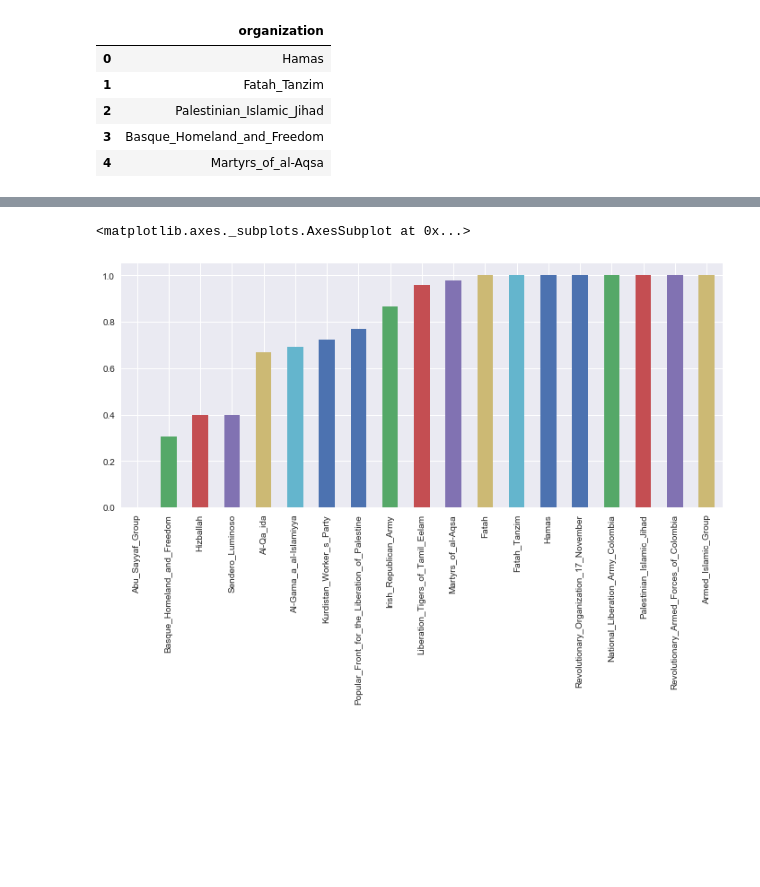
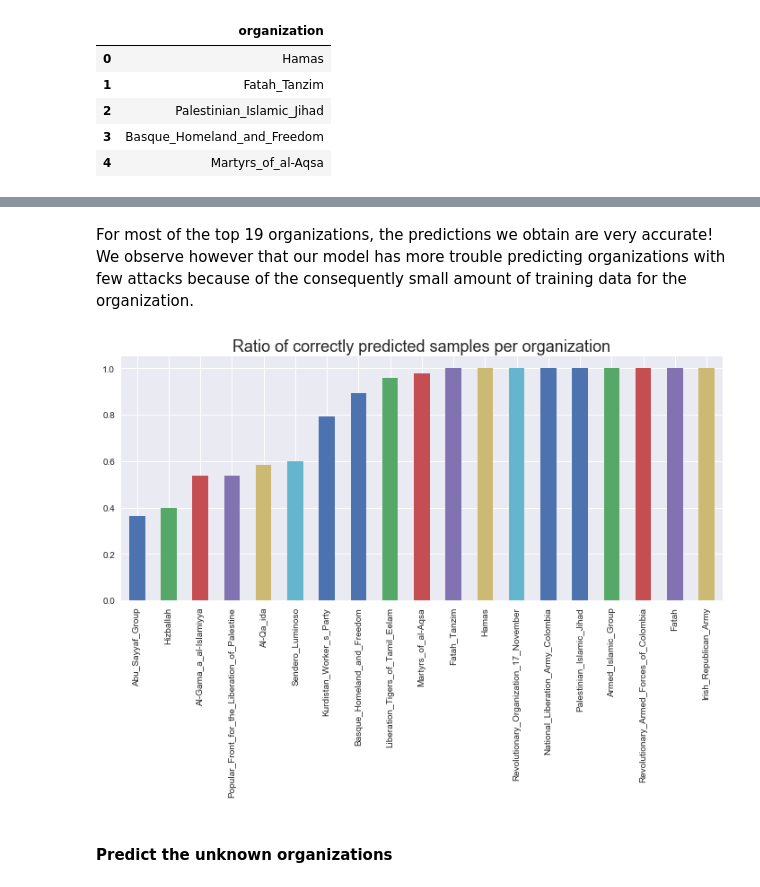
Before and after one commit to yusiZou/NTDS_project, a Jupyter notebook: code.ipynb, the cells around one changed output, grey strips where cells are left out. Saved outputs shown, nothing was run; the diff lists cells and outputs as text; code cells hidden in the pictures; blank space fills up the shorter version.

Commit message:
predict unknown organizations

```diff
--- a/code.ipynb
+++ b/code.ipynb
@@ -250,7 +248,7 @@ y = attacks[attacks.organization.apply(lambda x: x in org_to_idx.index)].organiz
 correct = Counter()
 total = Counter()
 
-for train_idx, test_idx in KFold(X.shape[0], 4):
+for train_idx, test_idx in KFold(X.shape[0], 4, shuffle=True, random_state=SEED):
     # split the data
     X_train = X.iloc[train_idx]
     y_train = y.iloc[train_idx]
@@ -258,7 +256,7 @@ for train_idx, test_idx in KFold(X.shape[0], 4):
     y_test = y.iloc[test_idx]
 
     # fit the model
-    model = OneVsRestClassifier(LinearSVC(random_state=0))
+    model = OneVsRestClassifier(LinearSVC(random_state=SEED))
     model.fit(X_train, y_train)
 
     # predict
@@ -290,5 +289,9 @@ prediction_comparision.plot.bar(figsize=(16, 8))
+# %% [markdown]
+For most of the top 19 organizations, the predictions we obtain are very accurate! We observe however that our model has more trouble predicting organizations with few attacks because of the consequently small amount of training data for the organization.
 # %%
 (prediction_comparision.correct / prediction_comparision.total).sort_values().plot.bar(figsize=(12,5))
+plt.title('Ratio of correctly predicted samples per organization', size= 18);
 # %% [output]
-<matplotlib.axes._subplots.AxesSubplot at 0x...>
-[figure, old version]
+[figure, new version]
+# %% [markdown]
+#### Predict the unknown organizations
```
Also changed, not shown: parts of 15 cells of this notebook.
